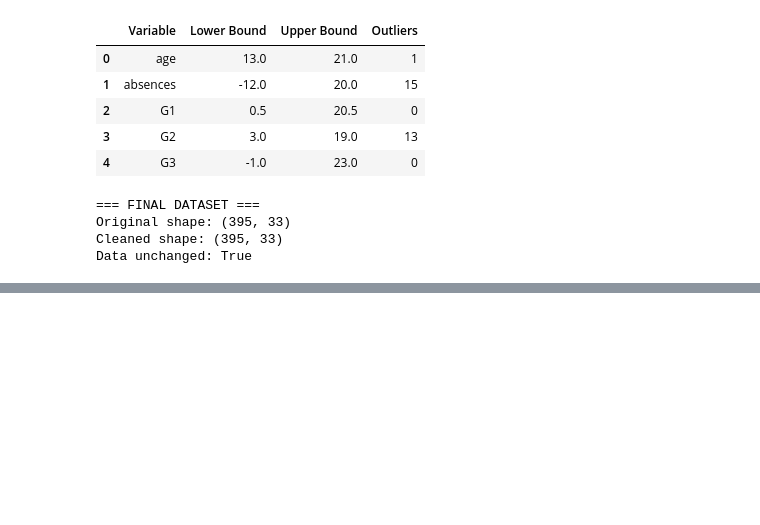
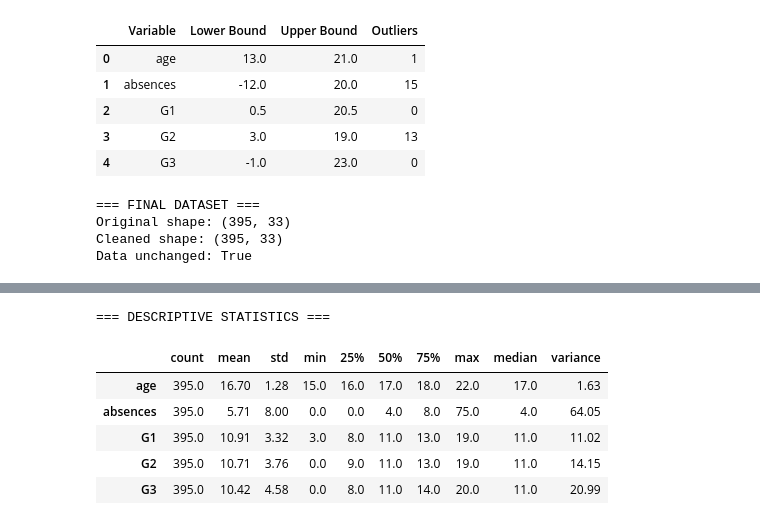
Before and after one commit to valonhajrediniii/data-analysis-project-1, a Jupyter notebook: analysis.ipynb, the cells around one changed output, grey strips where cells are left out. Cells and saved outputs as stored; diff of their text form; code cells hidden in the pictures; blank space fills up the shorter version.

```diff
--- a/analysis.ipynb
+++ b/analysis.ipynb
@@ -219,0 +236,23 @@ Data unchanged: True
+# %%
+
+import numpy as np
+import matplotlib.pyplot as plt
+import seaborn as sns
+
+columns = ["age", "absences", "G1", "G2", "G3"]
+
+statistics = df_clean[columns].describe().T
+
+statistics["median"] = df_clean[columns].median()
+statistics["variance"] = df_clean[columns].var()
+
+print("=== DESCRIPTIVE STATISTICS ===")
+display(statistics.round(2))
+# %% [output]
+=== DESCRIPTIVE STATISTICS ===
+|  | count | mean | std | min | 25% | 50% | 75% | max | median | variance |
+| age | 395.0 | 16.70 | 1.28 | 15.0 | 16.0 | 17.0 | 18.0 | 22.0 | 17.0 | 1.63 |
+| absences | 395.0 | 5.71 | 8.00 | 0.0 | 0.0 | 4.0 | 8.0 | 75.0 | 4.0 | 64.05 |
+| G1 | 395.0 | 10.91 | 3.32 | 3.0 | 8.0 | 11.0 | 13.0 | 19.0 | 11.0 | 11.02 |
+| G2 | 395.0 | 10.71 | 3.76 | 0.0 | 9.0 | 11.0 | 13.0 | 19.0 | 11.0 | 14.15 |
+| G3 | 395.0 | 10.42 | 4.58 | 0.0 | 8.0 | 11.0 | 14.0 | 20.0 | 11.0 | 20.99 |
```
Also changed, not shown: parts of 5 cells of this notebook.
